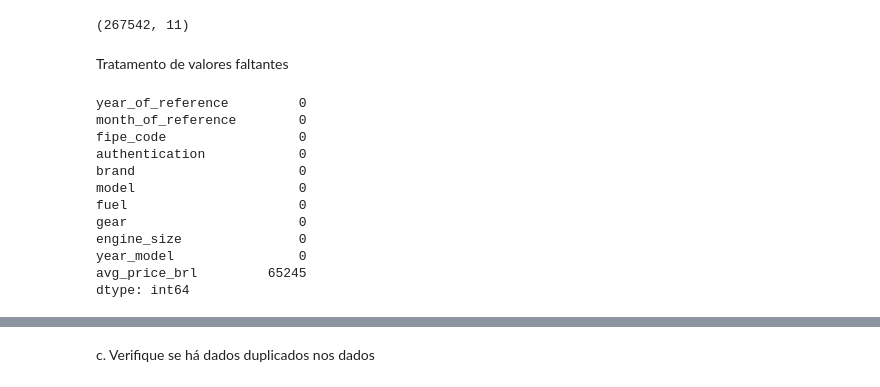
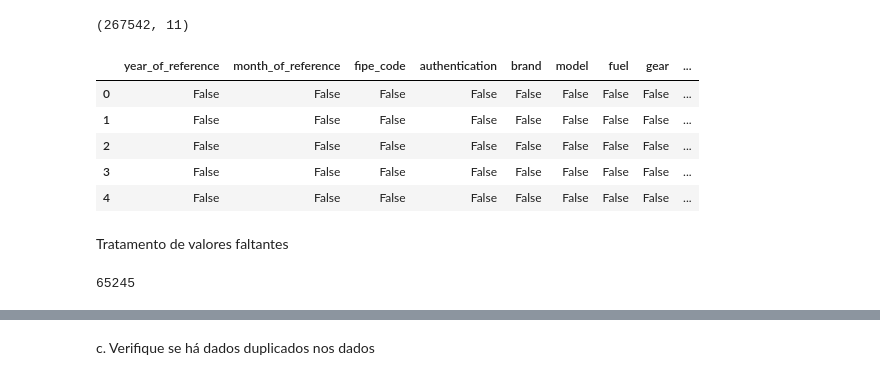
Before and after one commit to Equipe16-IAA/IAA002-TrabalhoFinal, a Jupyter notebook: IAA002_lpa_trabalho.ipynb, the cells around one changed output, grey strips where cells are left out. Saved outputs shown, nothing was run; the diff lists cells and outputs as text; code cells hidden in the pictures.

```diff
--- a/IAA002_lpa_trabalho.ipynb
+++ b/IAA002_lpa_trabalho.ipynb
@@ -98,5 +102,16 @@ dados.shape
 # %% [output]
 (267542, 11)
+# %%
+# Como em todas as colunas há o exato mesmo número de itens faltantes
+# verificamos aqui se não são na verdade linhas com todos os dados faltentes
+dados.isna().head()
+# %% [output]
+|  | year_of_reference | month_of_reference | fipe_code | authentication | brand | model | fuel | gear | ... |
+| 0 | False | False | False | False | False | False | False | False | ... |
+| 1 | False | False | False | False | False | False | False | False | ... |
+| 2 | False | False | False | False | False | False | False | False | ... |
+| 3 | False | False | False | False | False | False | False | False | ... |
+| 4 | False | False | False | False | False | False | False | False | ... |
 # %% [markdown]
 Tratamento de valores faltantes
 # %%
@@ -113,15 +133,9 @@ dados['year_model'].fillna('Nada consta', inplace=True)
 # %%
-dados.isna().sum()
+# Aqui verificamos se foram exclidos exatamente o valor acima das linhas com itens nulos.
+# se o valor for igual, quer dizer só existiam linhas inteiras sem dados.
+
+qtde_linhas_depois = dados.shape
+qtde_linhas = qtde_linhas_antes[0] - qtde_linhas_depois[0]
+qtde_linhas
 # %% [output]
-year_of_reference         0
-month_of_reference        0
-fipe_code                 0
-authentication            0
-brand                     0
-model                     0
-fuel                      0
-gear                      0
-engine_size               0
-year_model                0
-avg_price_brl         65245
-dtype: int64
+65245
```
Also changed, not shown: parts of 13 cells of this notebook.
